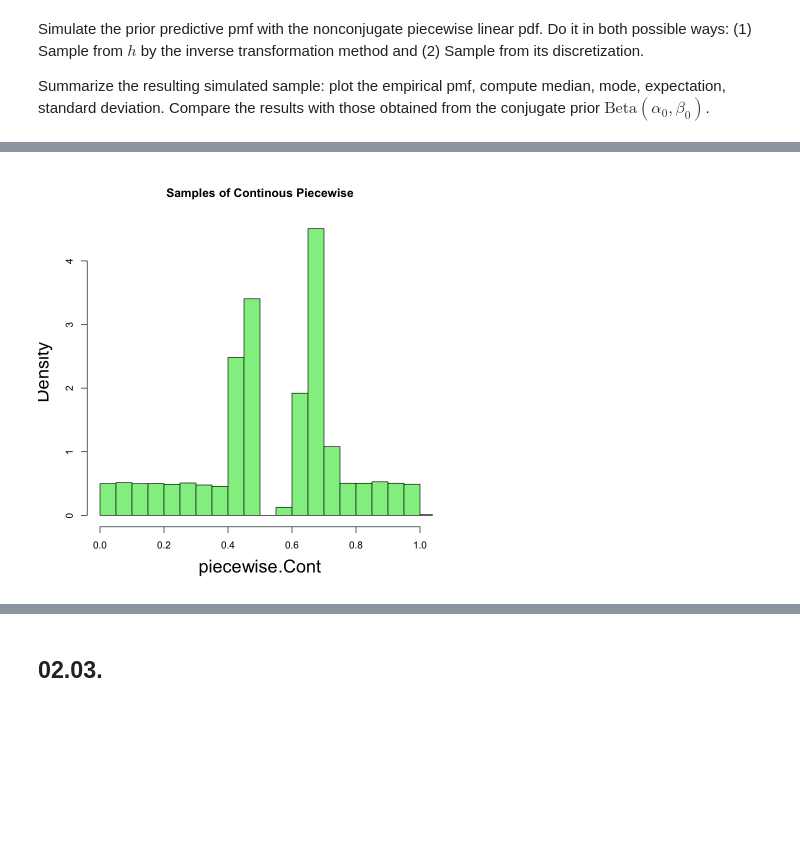
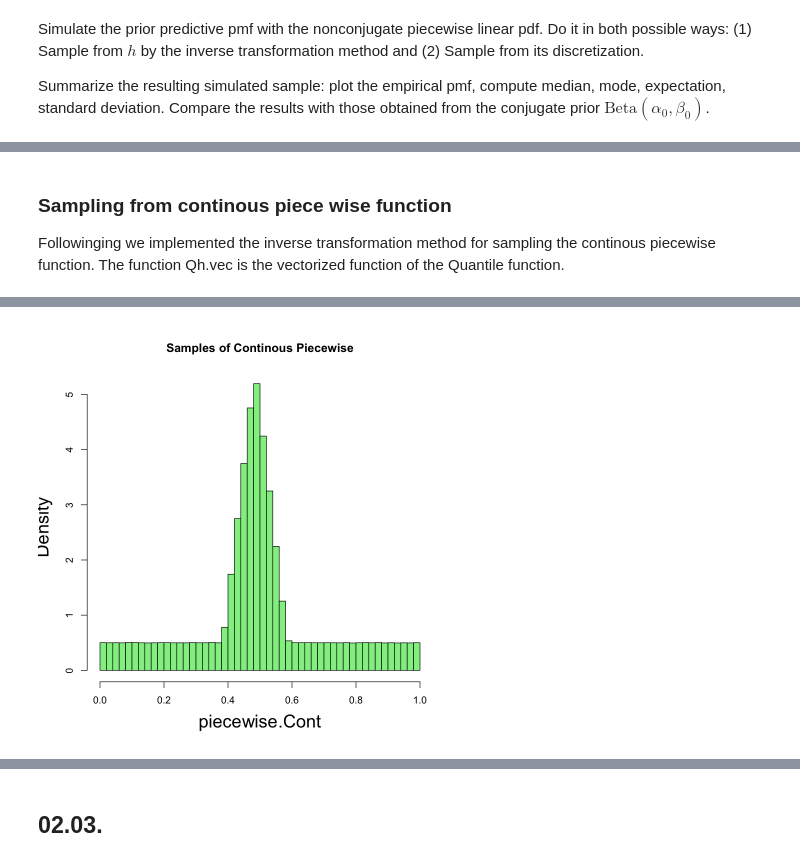
Before and after one commit to alcome1614/Bayesian, a Jupyter notebook: Homework1/Binomial.model.02.Placenta.previa.pub.ipynb, the cells around one changed output, grey strips where cells are left out. Drawn from its saved outputs; the diff is of its cells as text; code cells hidden in the pictures; blank space fills up the shorter version.

```diff
--- a/Homework1/Binomial.model.02.Placenta.previa.pub.ipynb
+++ b/Homework1/Binomial.model.02.Placenta.previa.pub.ipynb
@@ -520,0 +494,3 @@ sample.Cont.h<-function(n){
+# %% [markdown]
+### Sampling from continous piece wise function
+Followinging we implemented the inverse transformation method for sampling the continous piecewise function. The function Qh.vec is the vectorized function of the Quantile function.
@@ -521,5 +552,6 @@ sample.Cont.h<-function(n){
 # %%
-N <- 100000
+# Example of sampling
+N <- 5000000
 piecewise.Cont <-sample.Cont.h(N)
-hist(piecewise.Cont,freq=FALSE,col="LightGreen", xlim=c(0.0,1.0), main="Samples of Continous Piecewise",cex.lab=1.8)
+hist(piecewise.Cont,freq=FALSE,col="LightGreen", xlim=c(0.0,1.0), main="Samples of Continous Piecewise",cex.lab=1.8, breaks=50)
 # %% [output]
@@ -529,2 +561,2 @@ Warning message in sqrt(p * (-1/25) + 0.0319):
 “NaNs produced”
-[figure, old version]
+[figure, new version]
```
Also changed, not shown: parts of 22 cells of this notebook, 1 other file.
